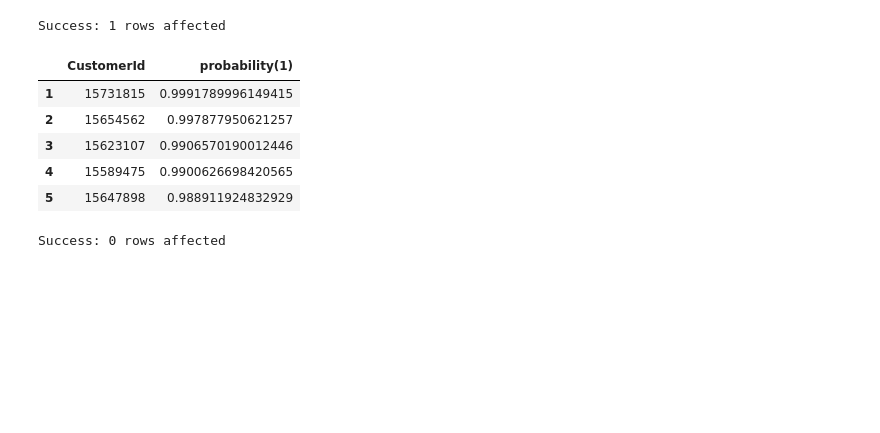
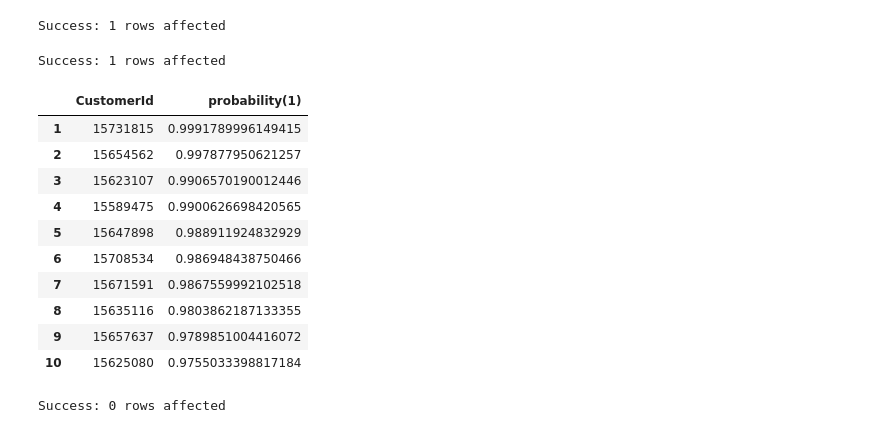
Before and after one commit to Teradata/teradata-mcp-server, a Jupyter notebook: examples/server-customisation/mcp-tool-registry-demo.ipynb, the cells around one changed output. Cells and saved outputs as stored; diff of their text form; code cells hidden in the pictures; blank space fills up the shorter version.

```diff
--- a/examples/server-customisation/mcp-tool-registry-demo.ipynb
+++ b/examples/server-customisation/mcp-tool-registry-demo.ipynb
@@ -156,15 +171,24 @@ Success: 1 rows affected
 comment on demo_user.get_CustomersAtRisk.Geography as 'Country name in English';
 # %% [output]
 Success: 1 rows affected
+# %%
+comment on demo_user.get_CustomersAtRisk.customerLimit as 'Number of customers to select';
+# %% [output]
+Success: 1 rows affected
 # %%
-exec get_CustomersAtRisk('spain')
+exec get_CustomersAtRisk('spain', 10)
 # %% [output]
 |  | CustomerId | probability(1) |
 | 1 | 15731815 | 0.9991789996149415 |
 | 2 | 15654562 | 0.997877950621257 |
 | 3 | 15623107 | 0.9906570190012446 |
 | 4 | 15589475 | 0.9900626698420565 |
 | 5 | 15647898 | 0.988911924832929 |
+| 6 | 15708534 | 0.986948438750466 |
+| 7 | 15671591 | 0.9867559992102518 |
+| 8 | 15635116 | 0.9803862187133355 |
+| 9 | 15657637 | 0.9789851004416072 |
+| 10 | 15625080 | 0.9755033398817184 |
 # %%
 create multiset table customer_inquiries (customerId int, reason varchar(1000), inquired_ts timestamp)
 # %% [output]
```
Also changed, not shown: parts of 8 cells of this notebook.
